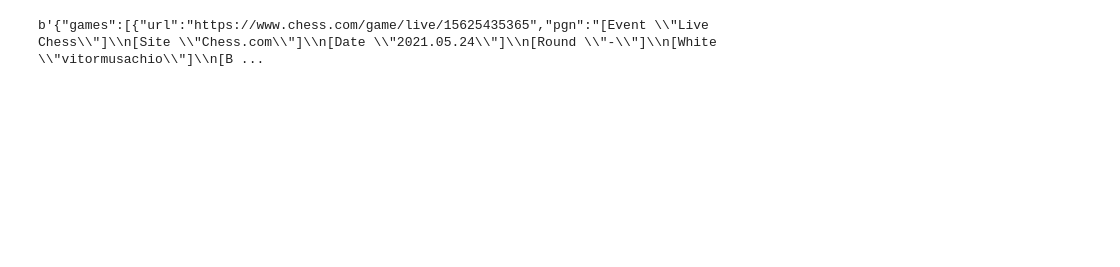
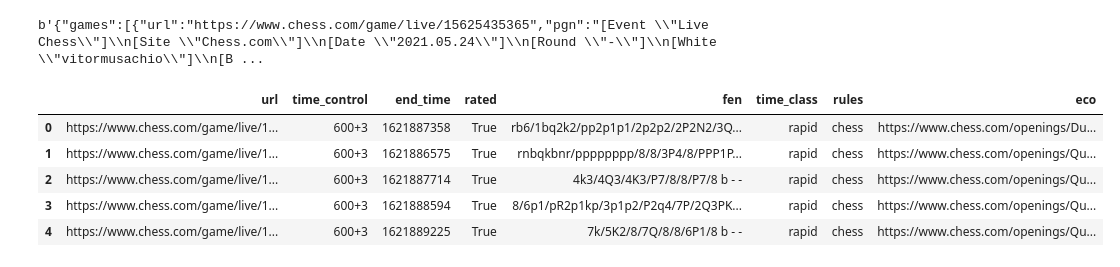
Before and after one commit to VitorMusachio/chessdotcom_tournaments, a Jupyter notebook: chessdotcom_tournaments.ipynb, the cells around one changed output. Cells and saved outputs as stored; diff of their text form; code cells hidden in the pictures; blank space fills up the shorter version.

```diff
--- a/chessdotcom_tournaments.ipynb
+++ b/chessdotcom_tournaments.ipynb
@@ -14,2 +15,46 @@ soup = BeautifulSoup(html,'html.parser')
 site_json=json.loads(soup.text)
+# %%
+# url
+url = [d.get('url') for d in site_json['games'] if d.get('url')]
+
+# time_control
+time_control = [d.get('time_control') for d in site_json['games'] if d.get('time_control')]
+
+# end_time
+end_time = [d.get('end_time') for d in site_json['games'] if d.get('end_time')]
+
+# rated
+rated = [d.get('rated') for d in site_json['games'] if d.get('rated')]
+
+# fen
+fen = [d.get('fen') for d in site_json['games'] if d.get('fen')]
+
+# time_class
+time_class = [d.get('time_class') for d in site_json['games'] if d.get('time_class')]
+
+# rules
+rules = [d.get('rules') for d in site_json['games'] if d.get('rules')]
+
+# eco
+eco = [d.get('eco') for d in site_json['games'] if d.get('eco')]
+
+#create games dataframe
+df_games = pd.DataFrame(data=[url,time_control,end_time,rated,fen,time_class,rules,eco]).T
+df_games.columns = ['url',
+                    'time_control',
+                    'end_time',
+                    'rated',
+                    'fen',
+                    'time_class',
+                    'rules',
+                    'eco']
+
+df_games.head()
+# %% [output]
+|  | url | time_control | end_time | rated | fen | time_class | rules | eco |
+| 0 | https://www.chess.com/game/live/1... | 600+3 | 1621887358 | True | rb6/1bq2k2/pp2p1p1/2p2p2/2P2N2/3Q... | rapid | chess | https://www.chess.com/openings/Du... |
+| 1 | https://www.chess.com/game/live/1... | 600+3 | 1621886575 | True | rnbqkbnr/pppppppp/8/8/3P4/8/PPP1P... | rapid | chess | https://www.chess.com/openings/Qu... |
+| 2 | https://www.chess.com/game/live/1... | 600+3 | 1621887714 | True | 4k3/4Q3/4K3/P7/8/8/P7/8 b - - | rapid | chess | https://www.chess.com/openings/Qu... |
+| 3 | https://www.chess.com/game/live/1... | 600+3 | 1621888594 | True | 8/6p1/pR2p1kp/3p1p2/P2q4/7P/2Q3PK... | rapid | chess | https://www.chess.com/openings/Qu... |
+| 4 | https://www.chess.com/game/live/1... | 600+3 | 1621889225 | True | 7k/5K2/8/7Q/8/8/6P1/8 b - - | rapid | chess | https://www.chess.com/openings/Qu... |
 # %%
```
Also changed, not shown: parts of 7 cells of this notebook.
